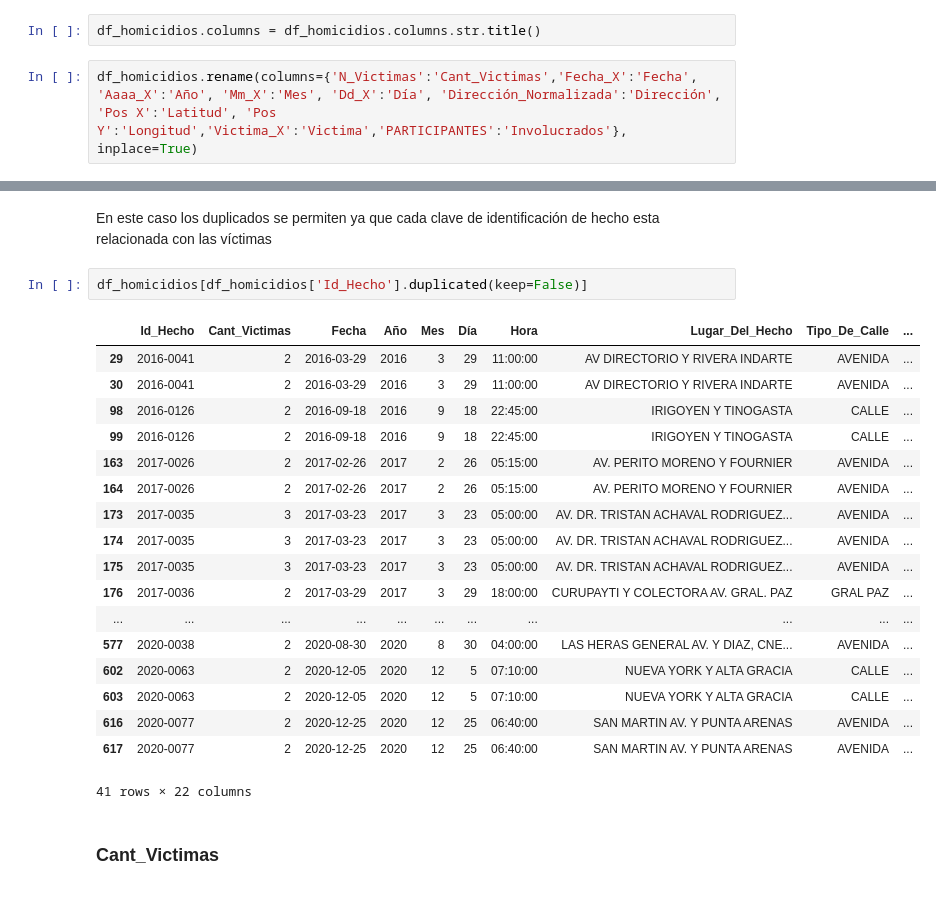
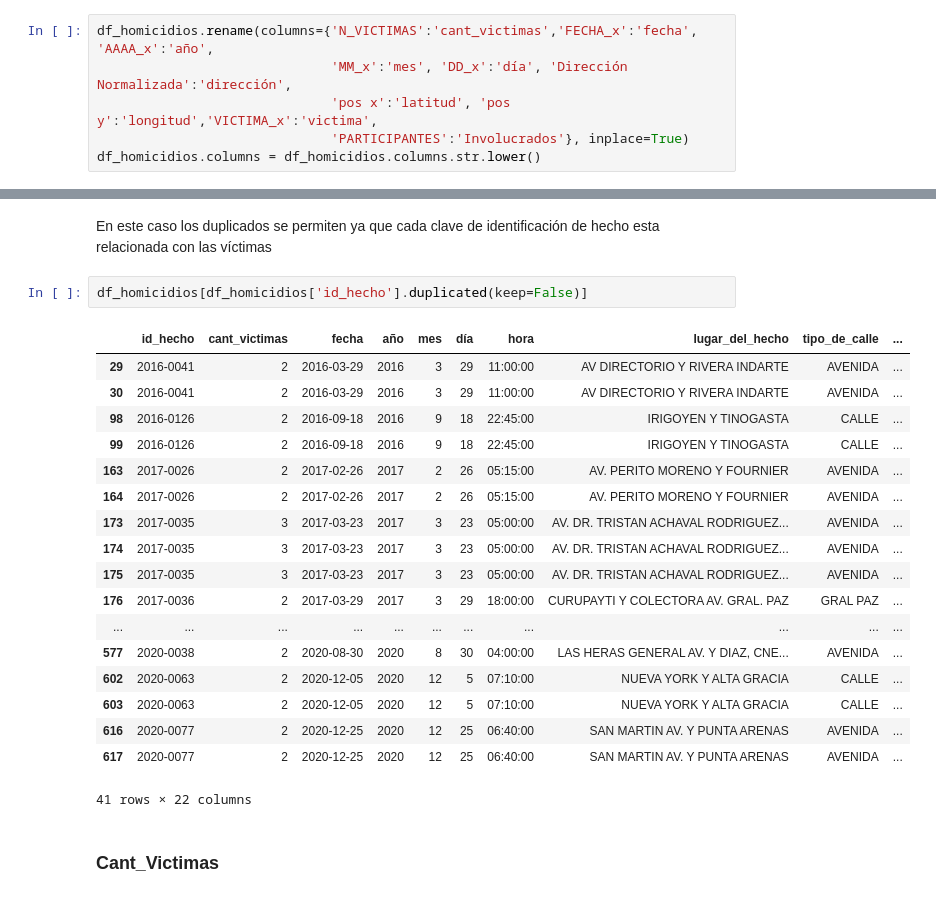
Before and after one commit to Juancito2085/PI_Data_Analyst, a Jupyter notebook: ETL.ipynb, the cells around one changed output, grey strips where cells are left out. Saved outputs shown, nothing was run; the diff lists cells and outputs as text.

```diff
--- a/ETL.ipynb
+++ b/ETL.ipynb
@@ -118,10 +118,12 @@ Index(['ID_hecho', 'N_VICTIMAS', 'FECHA_x', 'AAAA_x', 'MM_x', 'DD_x', 'HORA',
        'Dirección Normalizada', 'COMUNA', 'pos x', 'pos y', 'PARTICIPANTES',
        'VICTIMA_x', 'ACUSADO', 'ROL', 'SEXO', 'EDAD'],
       dtype='object')
-# %%
-df_homicidios.columns = df_homicidios.columns.str.title()
-# %%
-df_homicidios.rename(columns={'N_Victimas':'Cant_Victimas','Fecha_X':'Fecha', 'Aaaa_X':'Año', 'Mm_X':'Mes', 'Dd_X':'Día', 'Dirección_Normalizada':'Dirección', 'Pos X':'Latitud', 'Pos Y':'Longitud','Victima_X':'Victima','PARTICIPANTES':'Involucrados'}, inplace=True)
+# %%
+df_homicidios.rename(columns={'N_VICTIMAS':'cant_victimas','FECHA_x':'fecha', 'AAAA_x':'año',
+                              'MM_x':'mes', 'DD_x':'día', 'Dirección Normalizada':'dirección',
+                              'pos x':'latitud', 'pos y':'longitud','VICTIMA_x':'victima',
+                              'PARTICIPANTES':'Involucrados'}, inplace=True)
+df_homicidios.columns = df_homicidios.columns.str.lower()
 # %%
 df_homicidios.info()
 # %% [output]
@@ -186,9 +188,9 @@ df_homicidios['Id_Hecho'].duplicated().sum()
 # %% [markdown]
 En este caso los duplicados se permiten ya que cada clave de identificación de hecho esta relacionada con las víctimas
 # %%
-df_homicidios[df_homicidios['Id_Hecho'].duplicated(keep=False)]
+df_homicidios[df_homicidios['id_hecho'].duplicated(keep=False)]
 # %% [output]
-|  | Id_Hecho | Cant_Victimas | Fecha | Año | Mes | Día | Hora | Lugar_Del_Hecho | Tipo_De_Calle | ... |
+|  | id_hecho | cant_victimas | fecha | año | mes | día | hora | lugar_del_hecho | tipo_de_calle | ... |
 | 29 | 2016-0041 | 2 | 2016-03-29 | 2016 | 3 | 29 | 11:00:00 | AV DIRECTORIO Y RIVERA INDARTE | AVENIDA | ... |
 | 30 | 2016-0041 | 2 | 2016-03-29 | 2016 | 3 | 29 | 11:00:00 | AV DIRECTORIO Y RIVERA INDARTE | AVENIDA | ... |
 | 98 | 2016-0126 | 2 | 2016-09-18 | 2016 | 9 | 18 | 22:45:00 | IRIGOYEN Y TINOGASTA | CALLE | ... |
```
Also changed, not shown: parts of 47 cells of this notebook, 4 other files.
